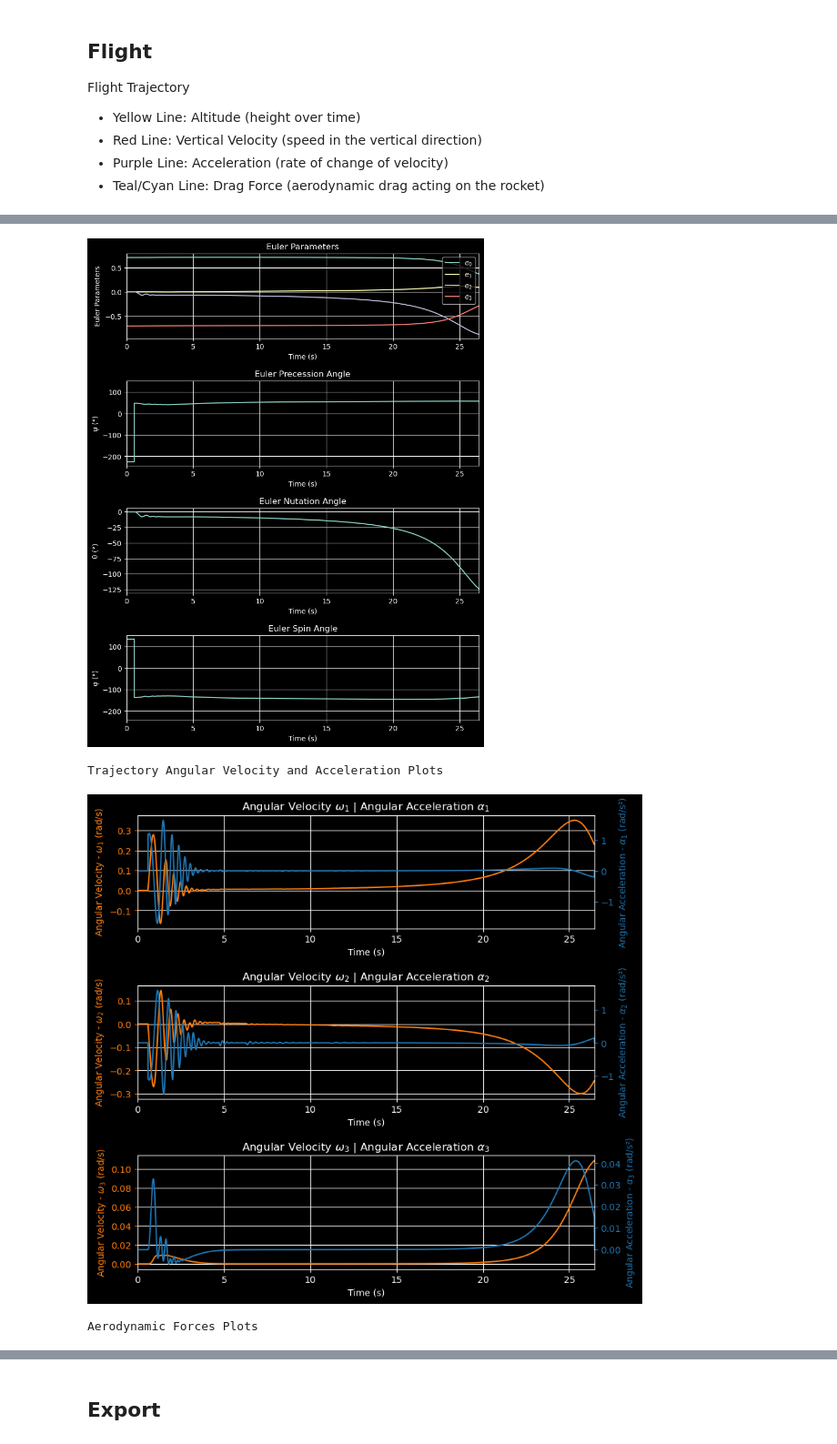
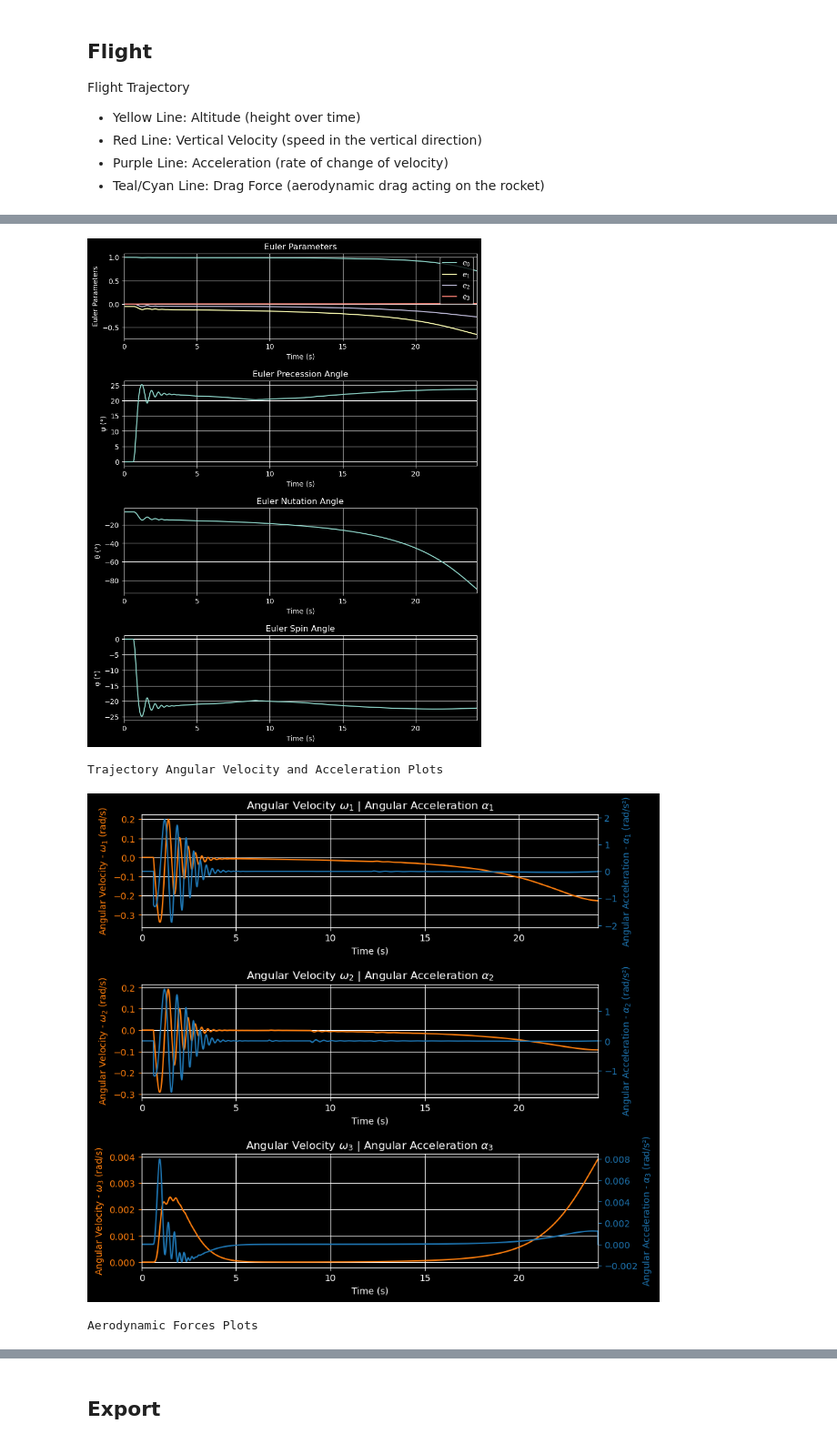
Before and after one commit to ULAS-HiPR/RocketPy, a Jupyter notebook: EuRoC24/Technical.ipynb, the cells around one changed output, grey strips where cells are left out. Shown at 91% size. Cells and saved outputs as stored; diff of their text form; code cells hidden in the pictures.

```diff
--- a/EuRoC24/Technical.ipynb
+++ b/EuRoC24/Technical.ipynb
@@ -101,23 +132,19 @@ rocket.add_motor(PRO75L645, position=0)
 # %%
 nose_cone = rocket.add_nose(
-    length=0.408, kind="vonKarman", position=1.81
-)  # length in meters, relative to nozzle
+    length=0.408,  # meters
+    kind="lvhaack",  # cone profile
+    position=ROCKET_LENGTH,  # relative to nose
+    base_radius=ROCKET_RADIUS,  # meters
+)
 # %%
 fin_set = rocket.add_fins(
     n=4,
     root_chord=0.18,  # meters
     tip_chord=0.07,  # meters
     span=0.109,  # meters (aka height)
-    position=1.81 - 1.55,  # relative to the rocket base
+    position=ROCKET_LENGTH - 1.56,  # relative to the rocket base
     cant_angle=0,  # radians
     airfoil=("assets/aero/clv_alpha.csv", "degrees"),
     sweep_length=0.11,
 )
-# %%
-tail = rocket.add_tail(
-    top_radius=0.051,  # meters
-    bottom_radius=0.041,  # meters
-    length=0.07,  # meters
-    position=0.07,  # relative to the rocket base
-)
 # %% [markdown]
@@ -126,9 +153,9 @@ tail = rocket.add_tail(
 main_para = rocket.add_parachute(
     "Main",  # name
     cd_s=0.8,  # Drag coefficient of the parachute in m^2
-    trigger=600,  # altitude in meters OR an event
+    trigger=450,  # altitude (m) NOTE: Required by 3.1.2 - can't be higher than 450m AGL
     sampling_rate=105,
-    lag=1.5,  # seconds
+    lag=0.5,  # seconds
     noise=(0, 8.3, 0.5),
 )
 
@@ -137,7 +164,7 @@ drogue_para = rocket.add_parachute(
     cd_s=0.8,  # Drag coefficient of the parachute in m^2
     trigger="apogee",  # altitude in meters OR an event
     sampling_rate=105,
-    lag=1.5,  # seconds
+    lag=0,  # seconds
     noise=(0, 8.3, 0.5),
 )
 # %%
@@ -191,8 +218,8 @@ flight = Flight(
     rocket=rocket,
     environment=env,
     rail_length=12,  # meters
-    inclination=90,  # launch rail (in degrees)
-    heading=90,  # launch rail (in degrees)
+    inclination=84,  # launch rail (in degrees)
+    heading=0,  # launch rail (in degrees)
 )
 flight.all_info()
 # %% [output]
@@ -221,5 +248,5 @@ Angular Position Plots
 Path, Attitude and Lateral Attitude Angle plots
-[figure, old version]
+[figure, new version]
 Trajectory Angular Velocity and Acceleration Plots
-[figure, old version]
+[figure, new version]
 Aerodynamic Forces Plots
```
Also changed, not shown: parts of 15 cells of this notebook, 1 other file.
